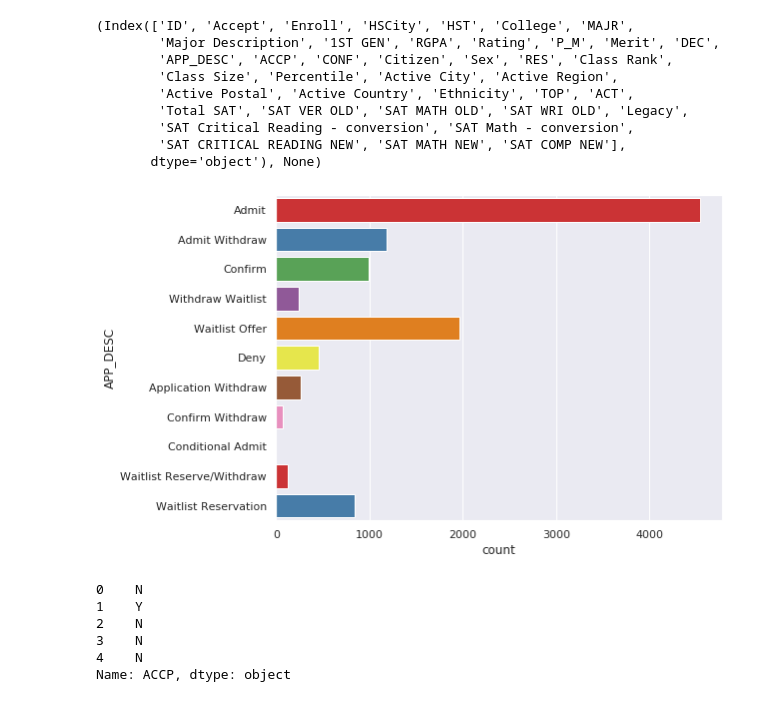
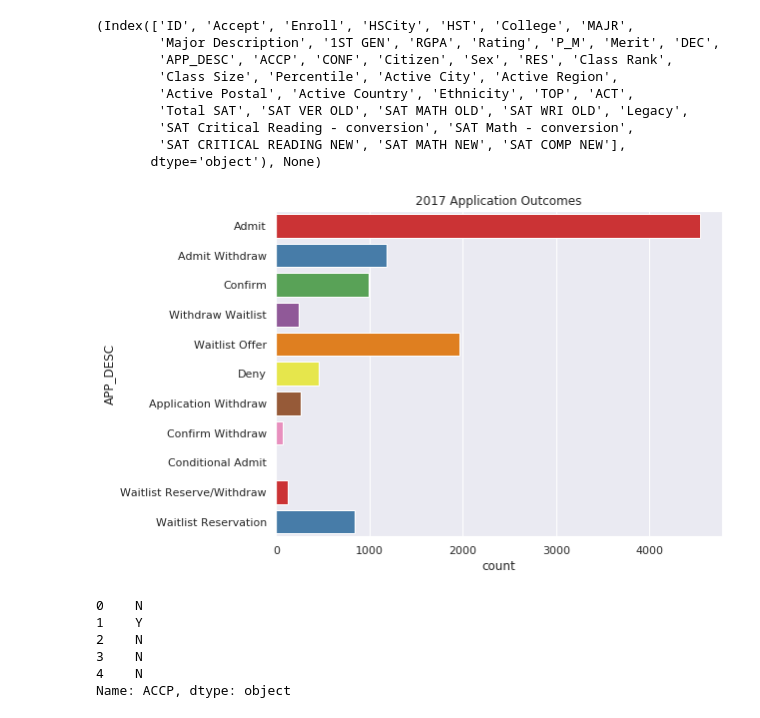
Before and after one commit to Kerry-Clarke/ba590_capstone, a Jupyter notebook: admissions_EDA.ipynb, the cells around one changed output. Cells and saved outputs as stored; diff of their text form; code cells hidden in the pictures.

```diff
--- a/admissions_EDA.ipynb
+++ b/admissions_EDA.ipynb
@@ -311,10 +317,12 @@ memory usage: 3.4+ MB
 # %%
 fig = plt.figure(figsize=(8,6))
 ax = sns.countplot(y="APP_DESC", data=df17, palette='Set1',hue_order='APP_DESC',
                    order=['Admit','Admit Withdraw','Confirm','Withdraw Waitlist','Waitlist Offer','Deny','Application Withdraw',
                             'Confirm Withdraw','Conditional Admit','Waitlist Reserve/Withdraw','Waitlist Reservation'])
+plt.title('2017 Application Outcomes')
+plt.savefig('images/2017_DESC.PNG')
 # %% [output]
-[figure, old version]
+[figure, new version]
 # %%
 df17['ACCP'].replace(to_replace=' ', value=np.nan, inplace=True)
 df17['ACCP'].fillna('N', inplace=True)
```
Also changed, not shown: parts of 10 cells of this notebook, 7 other files.
